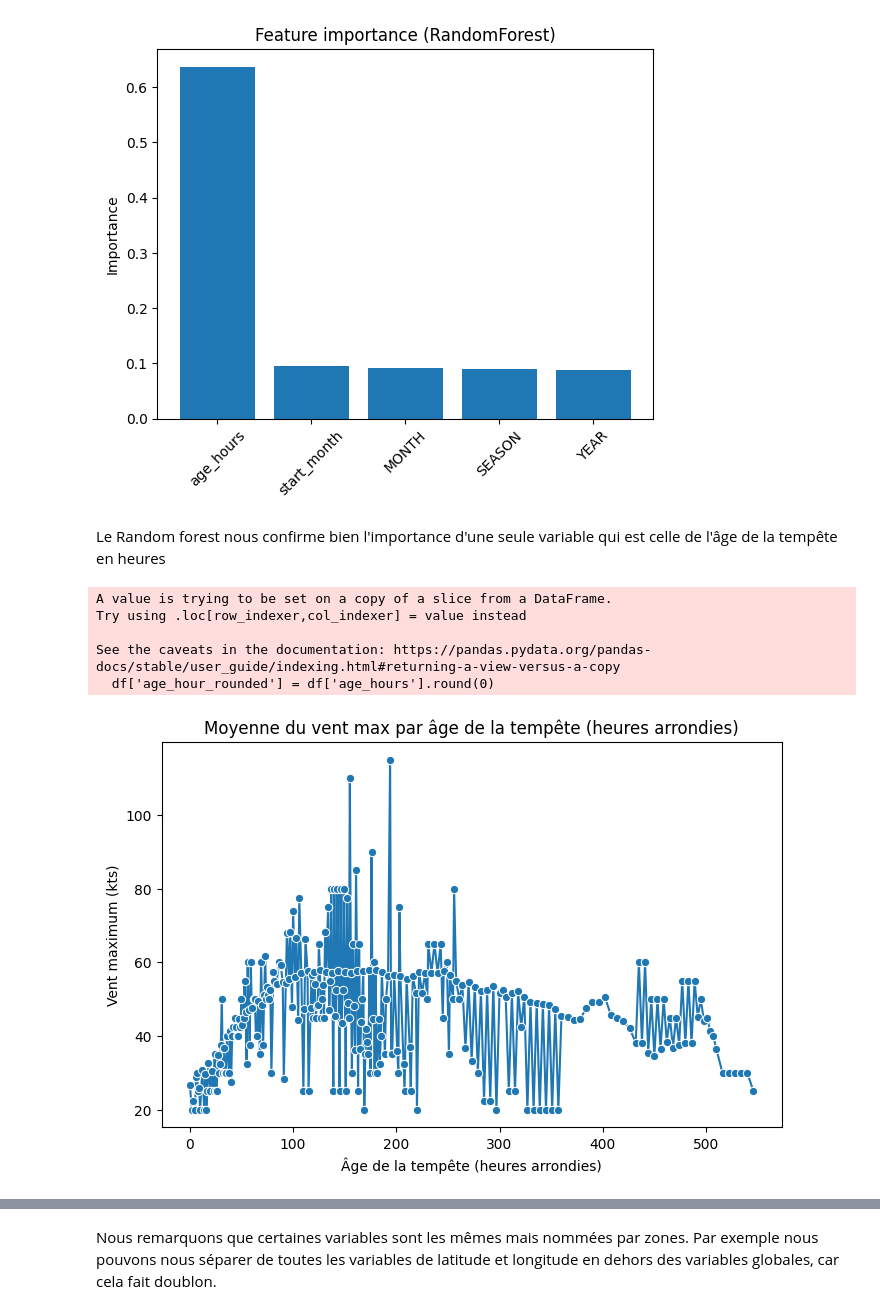
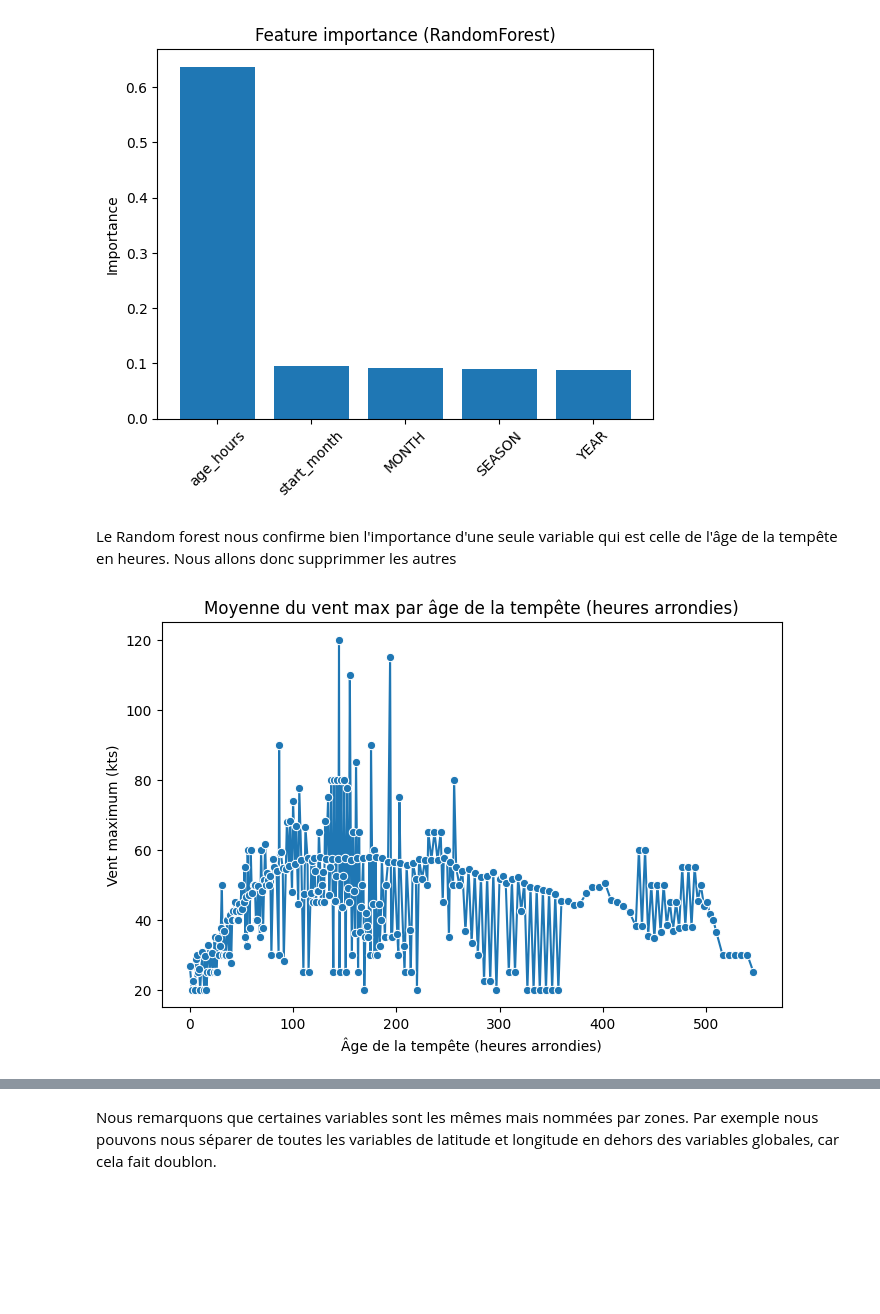
Before and after one commit to 1leolem1/Tropical-Cyclone-Strength-Prediction, a Jupyter notebook: EDA_Paul.ipynb, the cells around one changed output, grey strips where cells are left out. Saved outputs shown, nothing was run; the diff lists cells and outputs as text; code cells hidden in the pictures; blank space fills up the shorter version.

```diff
--- a/EDA_Paul.ipynb
+++ b/EDA_Paul.ipynb
@@ -663,22 +654,18 @@ plt.show()
 2         YEAR    0.088135
 [figure]
 # %% [markdown]
-Le Random forest nous confirme bien l'importance d'une seule variable qui est celle de l'âge de la tempête en heures
+Le Random forest nous confirme bien l'importance d'une seule variable qui est celle de l'âge de la tempête en heures. Nous allons donc supprimmer les autres
+# %%
+variables_to_drop = ["ISO_TIME","start_date","SEASON","YEAR","MONTH","start_month"]
+df = df.drop(columns = variables_to_drop)
 # %%
-df['age_hour_rounded'] = df['age_hours'].round(0)
-
-df_agg = df.groupby('age_hour_rounded')['WMO_WIND'].mean().reset_index()
+df_plot = df.groupby('age_hours')['WMO_WIND'].mean().reset_index()
 
 plt.figure(figsize=(8,5))
-sns.lineplot(data=df_agg, x='age_hour_rounded', y='WMO_WIND', marker='o')
+sns.lineplot(data=df_plot, x='age_hours', y='WMO_WIND', marker='o')
 plt.title("Moyenne du vent max par âge de la tempête (heures arrondies)")
 plt.xlabel("Âge de la tempête (heures arrondies)")
 plt.ylabel("Vent maximum (kts)")
 plt.show()
 # %% [output]
-A value is trying to be set on a copy of a slice from a DataFrame.
-Try using .loc[row_indexer,col_indexer] = value instead
-
-See the caveats in the documentation: https://pandas.pydata.org/pandas-docs/stable/user_guide/indexing.html#returning-a-view-versus-a-copy
-  df['age_hour_rounded'] = df['age_hours'].round(0)
-[figure, old version]
+[figure, new version]
```
Also changed, not shown: parts of 61 cells of this notebook.
